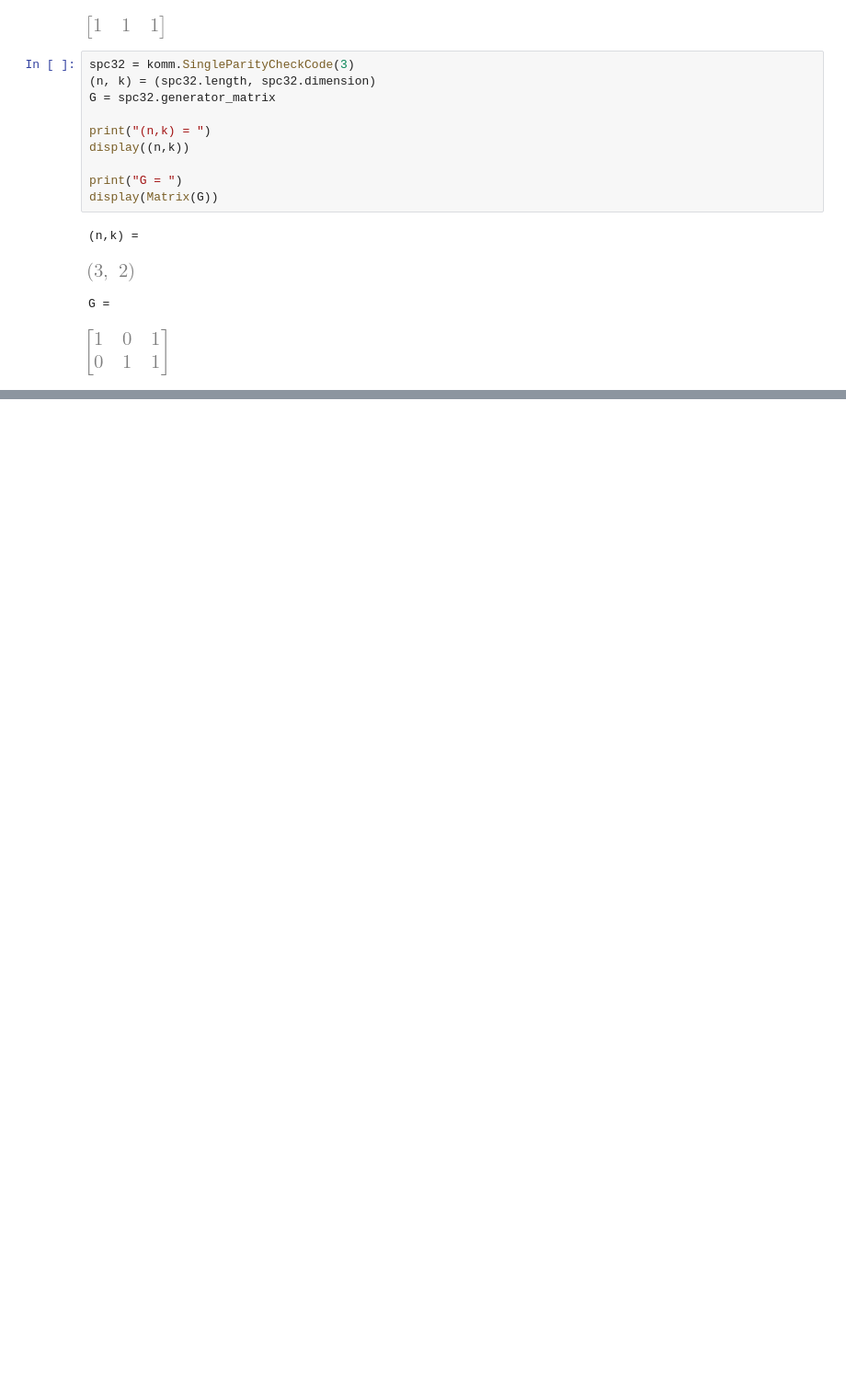
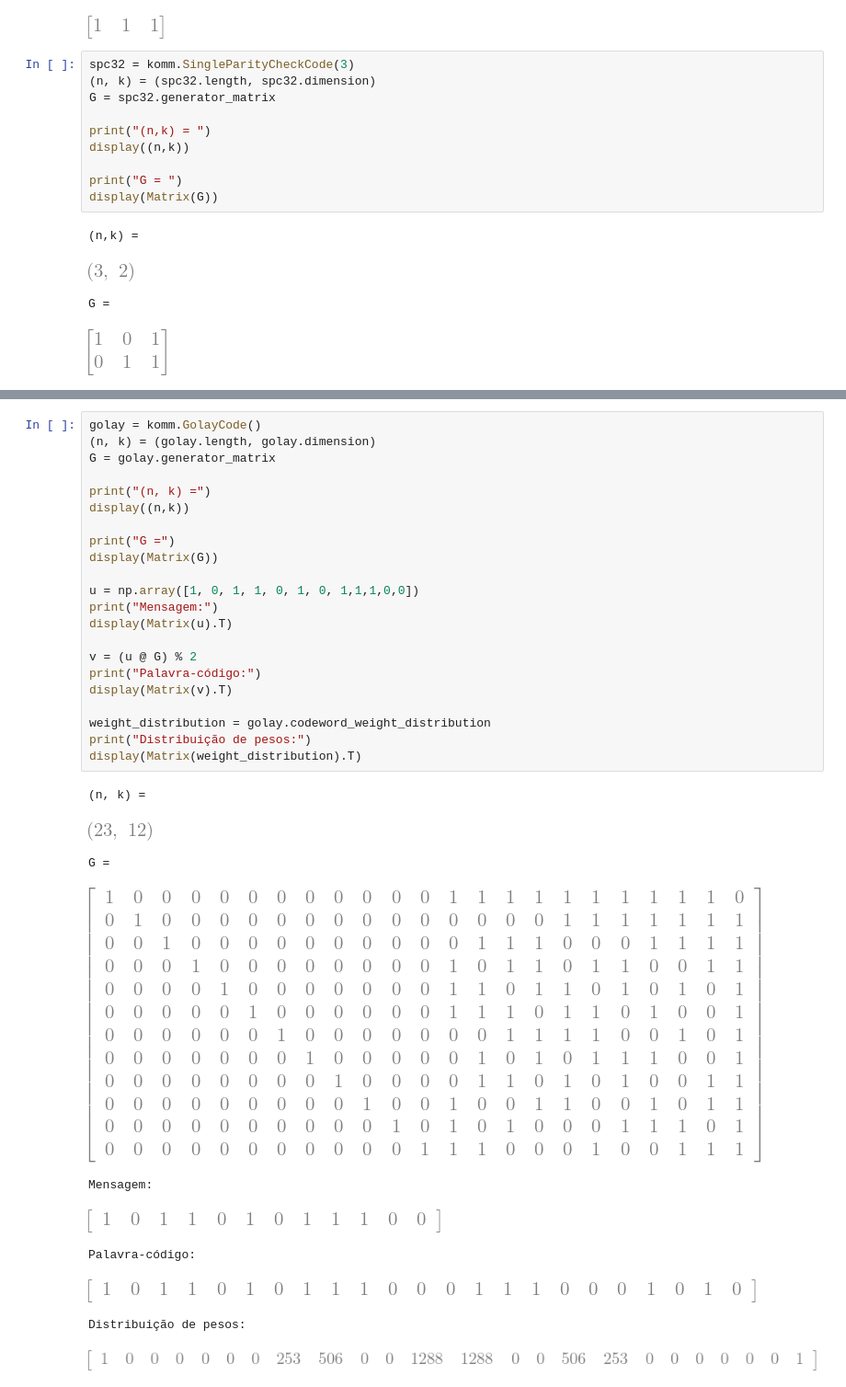
Before and after one commit to gabrielluizep/workbook-eng-telecom, a Jupyter notebook: com2/codigos.ipynb, the cells around one changed output, grey strips where cells are left out. Shown at 92% size. Drawn from its saved outputs; the diff is of its cells as text; blank space fills up the shorter version.

Commit message:
feat(com2): adicionado codigo golay

```diff
--- a/com2/codigos.ipynb
+++ b/com2/codigos.ipynb
@@ -62,3 +62,36 @@ Mensagem:
 [figure]
 Palavra-código:
 [figure]
+# %%
+golay = komm.GolayCode()
+(n, k) = (golay.length, golay.dimension)
+G = golay.generator_matrix
+
+print("(n, k) =")
+display((n,k))
+
+print("G =")
+display(Matrix(G))
+
+u = np.array([1, 0, 1, 1, 0, 1, 0, 1,1,1,0,0])
+print("Mensagem:")
+display(Matrix(u).T)
+
+v = (u @ G) % 2
+print("Palavra-código:")
+display(Matrix(v).T)
+
+weight_distribution = golay.codeword_weight_distribution
+print("Distribuição de pesos:")
+display(Matrix(weight_distribution).T)
+# %% [output]
+(n, k) =
+[figure, added]
+G =
+[figure, added]
+Mensagem:
+[figure, added]
+Palavra-código:
+[figure, added]
+Distribuição de pesos:
+[figure, added]
```
Also changed, not shown: parts of 2 cells of this notebook.
